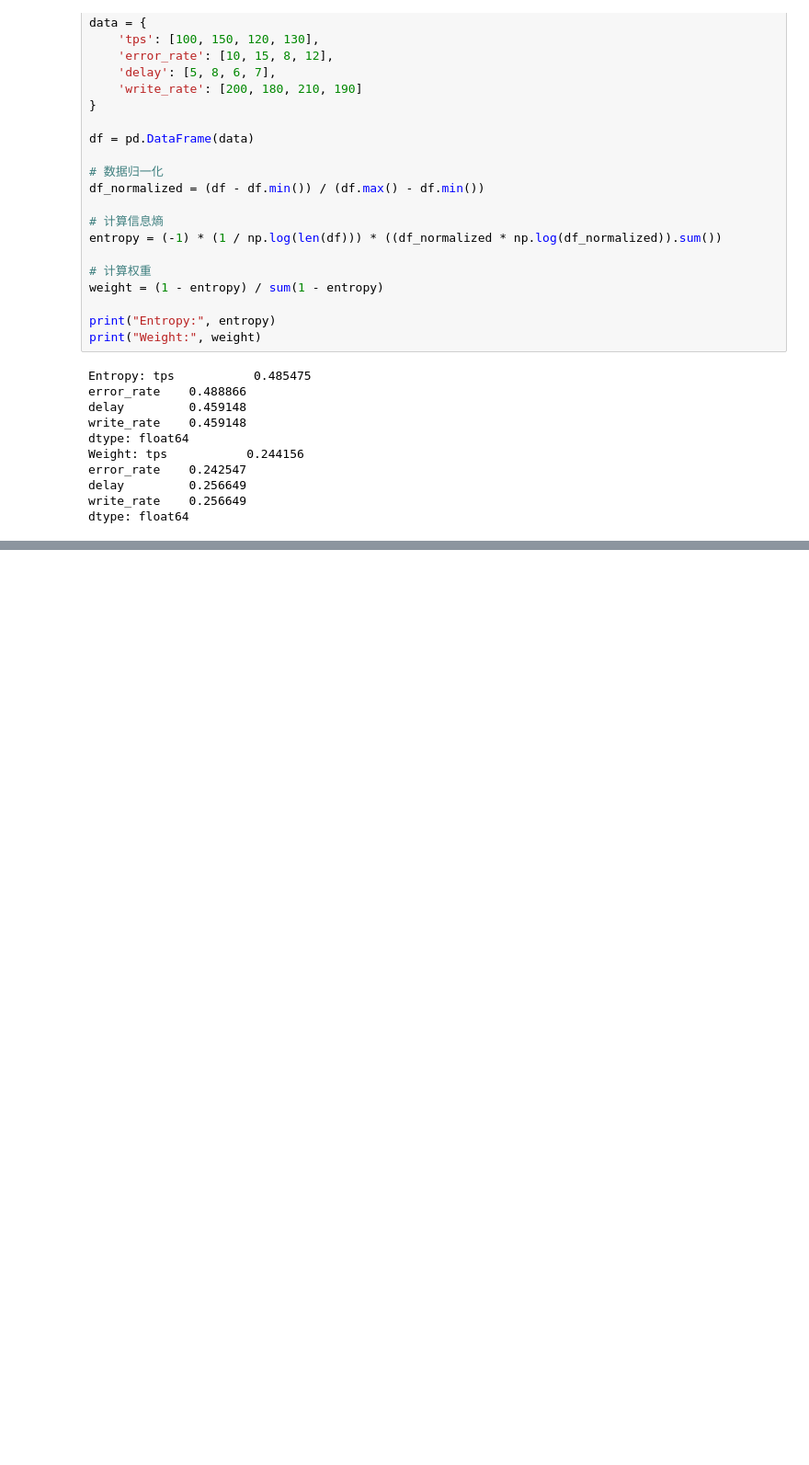
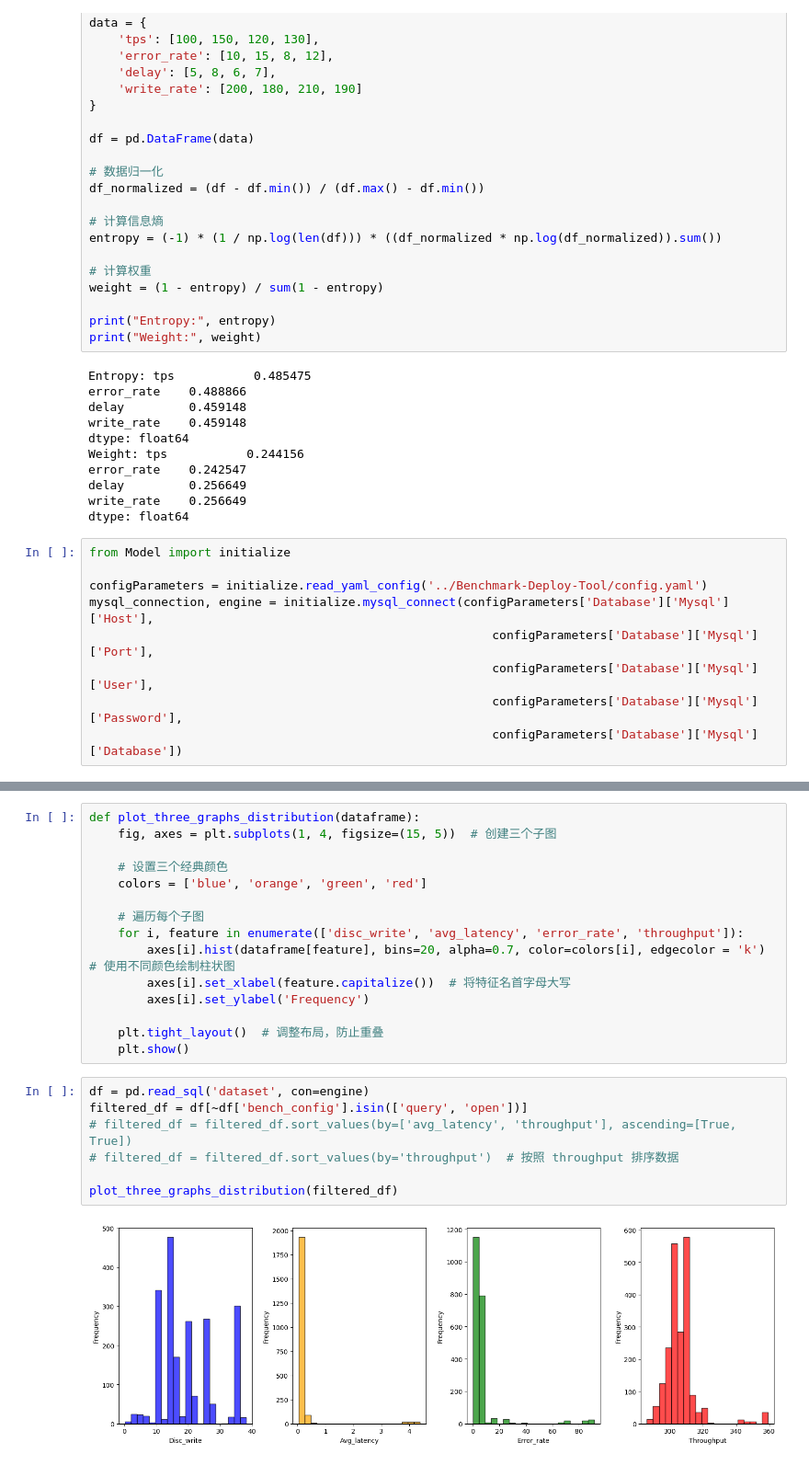
Before and after one commit to regancz/Auto-Tuning-HLF, a Jupyter notebook: Model/data_visualization.ipynb, the cells around one changed output, grey strips where cells are left out. Shown: that part at 92% size. Cells and saved outputs as stored; diff of their text form; blank space fills up the shorter version.

```diff
--- a/Model/data_visualization.ipynb
+++ b/Model/data_visualization.ipynb
@@ -34,3 +34,12 @@ error_rate    0.242547
 delay         0.256649
 write_rate    0.256649
 dtype: float64
+# %%
+from Model import initialize
+
+configParameters = initialize.read_yaml_config('../Benchmark-Deploy-Tool/config.yaml')
+mysql_connection, engine = initialize.mysql_connect(configParameters['Database']['Mysql']['Host'],
+                                                        configParameters['Database']['Mysql']['Port'],
+                                                        configParameters['Database']['Mysql']['User'],
+                                                        configParameters['Database']['Mysql']['Password'],
+                                                        configParameters['Database']['Mysql']['Database'])
@@ -36,0 +81,24 @@ dtype: float64
+# %%
+def plot_three_graphs_distribution(dataframe):
+    fig, axes = plt.subplots(1, 4, figsize=(15, 5))  # 创建三个子图
+
+    # 设置三个经典颜色
+    colors = ['blue', 'orange', 'green', 'red']
+
+    # 遍历每个子图
+    for i, feature in enumerate(['disc_write', 'avg_latency', 'error_rate', 'throughput']):
+        axes[i].hist(dataframe[feature], bins=20, alpha=0.7, color=colors[i], edgecolor = 'k')  # 使用不同颜色绘制柱状图
+        axes[i].set_xlabel(feature.capitalize())  # 将特征名首字母大写
+        axes[i].set_ylabel('Frequency')
+
+    plt.tight_layout()  # 调整布局，防止重叠
+    plt.show()
+# %%
+df = pd.read_sql('dataset', con=engine)
+filtered_df = df[~df['bench_config'].isin(['query', 'open'])]
+# filtered_df = filtered_df.sort_values(by=['avg_latency', 'throughput'], ascending=[True, True])
+# filtered_df = filtered_df.sort_values(by='throughput')  # 按照 throughput 排序数据
+
+plot_three_graphs_distribution(filtered_df)
+# %% [output]
+[figure, added]
```
Also changed, not shown: parts of 11 cells of this notebook, 31 other files.
